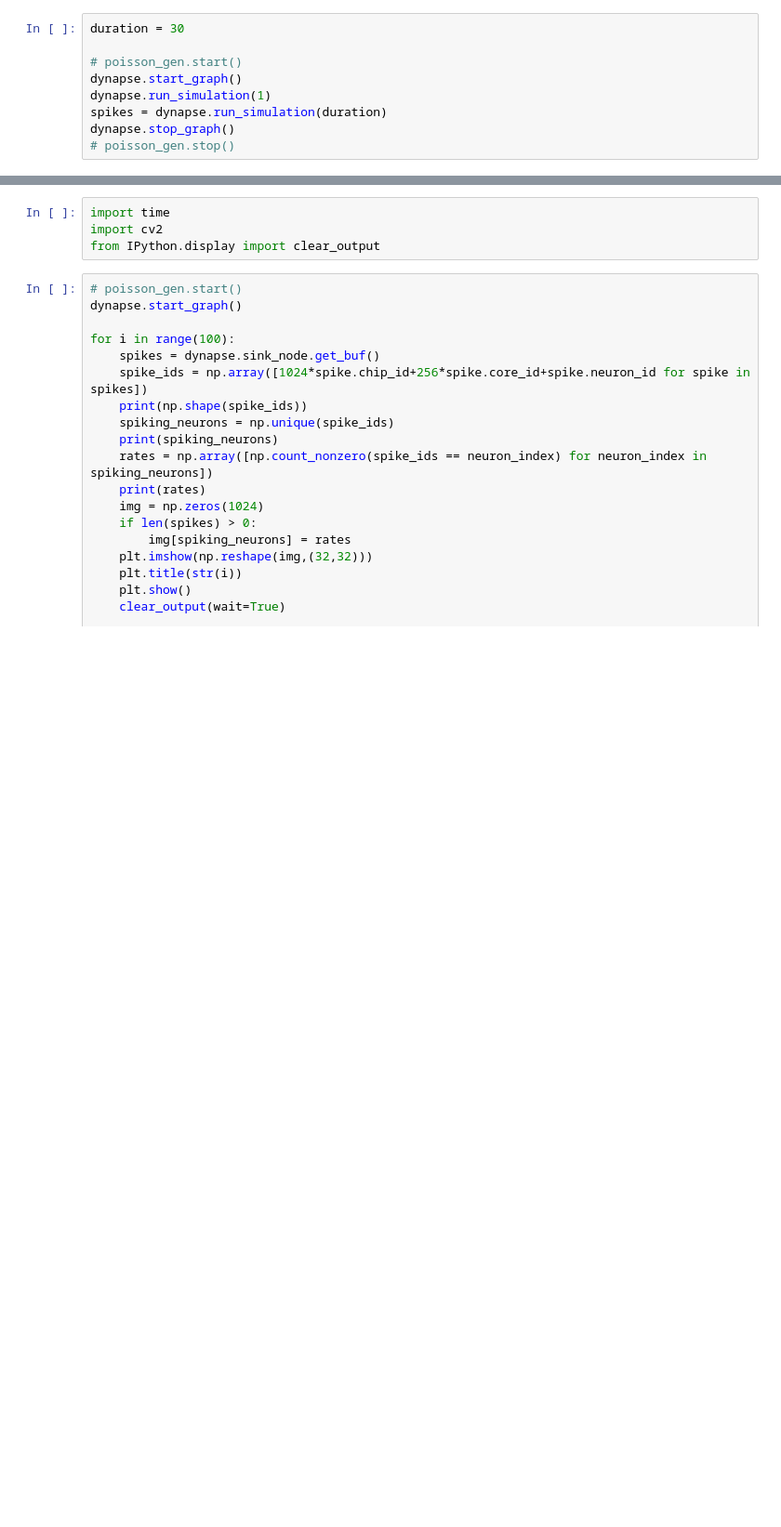
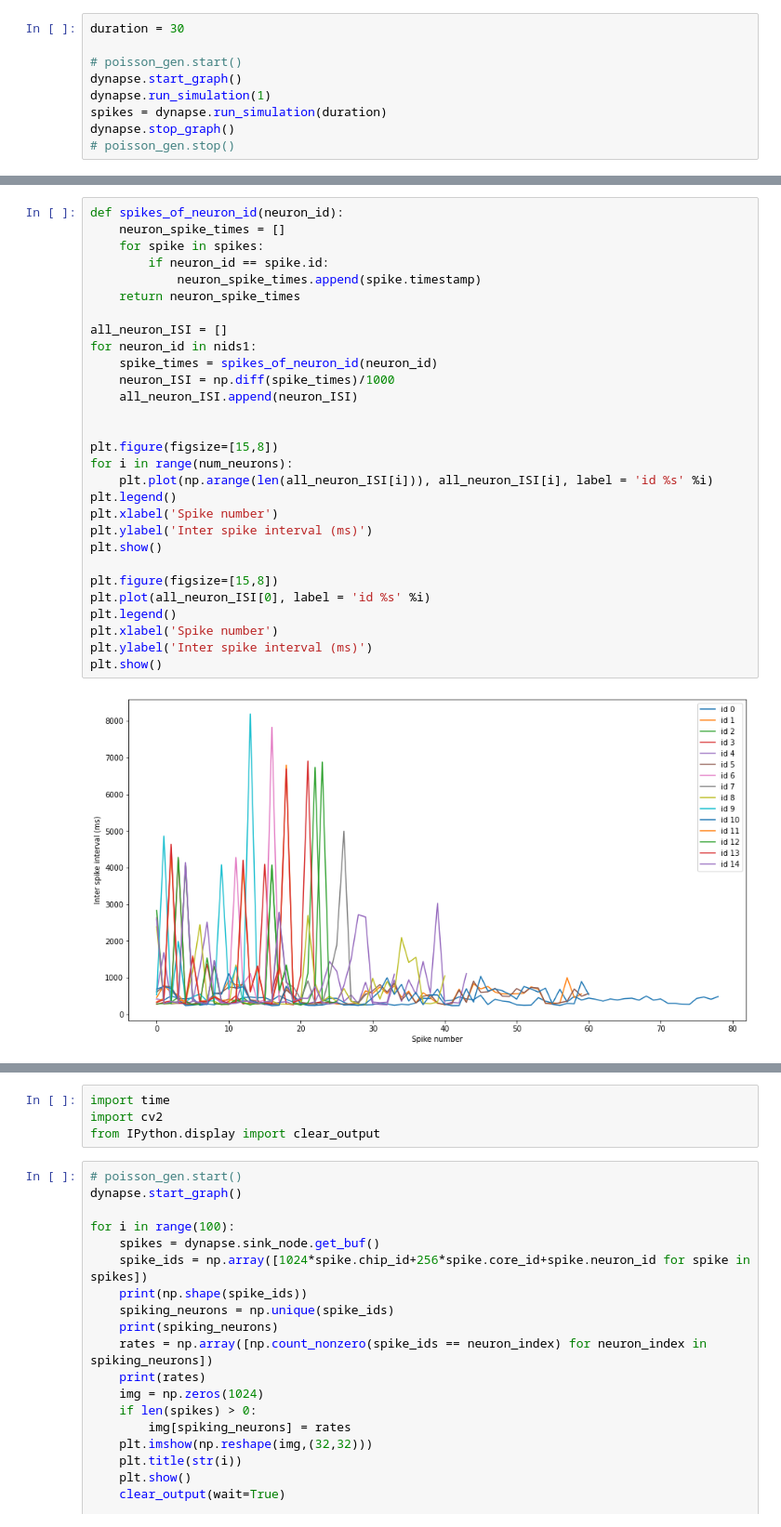
Before and after one commit to neuromorphic-CPG/neuromorphic-CPG, a Jupyter notebook: adaptive_CPG_unit.ipynb, the cells around one changed output, grey strips where cells are left out. Shown: that part at 93% size. Saved outputs shown, nothing was run; the diff lists cells and outputs as text; blank space fills up the shorter version.

```diff
--- a/adaptive_CPG_unit.ipynb
+++ b/adaptive_CPG_unit.ipynb
@@ -91,0 +93,31 @@ plt.show()
+# %%
+def spikes_of_neuron_id(neuron_id):
+    neuron_spike_times = []
+    for spike in spikes:
+        if neuron_id == spike.id:
+            neuron_spike_times.append(spike.timestamp)
+    return neuron_spike_times
+
+all_neuron_ISI = []
+for neuron_id in nids1:
+    spike_times = spikes_of_neuron_id(neuron_id)
+    neuron_ISI = np.diff(spike_times)/1000
+    all_neuron_ISI.append(neuron_ISI)
+
+
+plt.figure(figsize=[15,8])
+for i in range(num_neurons):
+    plt.plot(np.arange(len(all_neuron_ISI[i])), all_neuron_ISI[i], label = 'id %s' %i)
+plt.legend()
+plt.xlabel('Spike number')
+plt.ylabel('Inter spike interval (ms)')
+plt.show()
+
+plt.figure(figsize=[15,8])
+plt.plot(all_neuron_ISI[0], label = 'id %s' %i)
+plt.legend()
+plt.xlabel('Spike number')
+plt.ylabel('Inter spike interval (ms)')
+plt.show()
+# %% [output]
+[figure, added]
```
Also changed, not shown: parts of 6 cells of this notebook, 1 other file.
